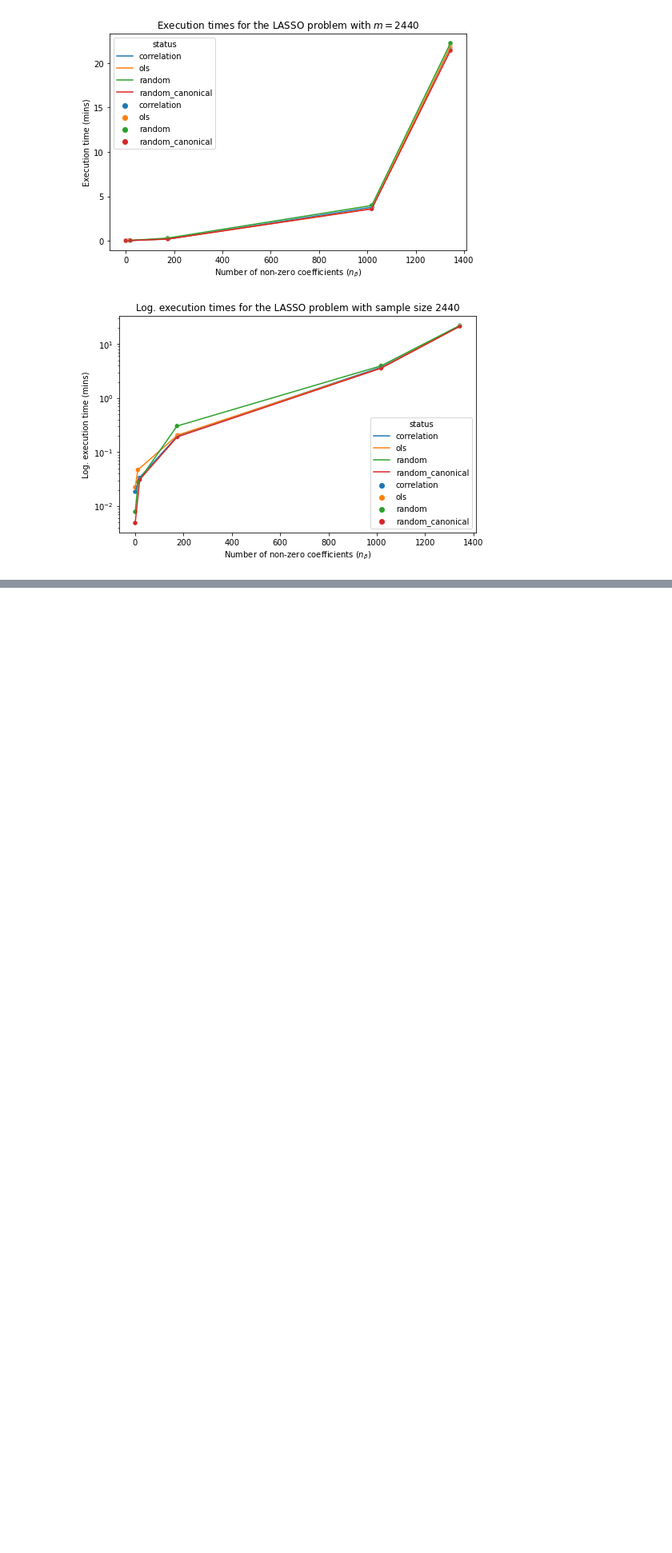
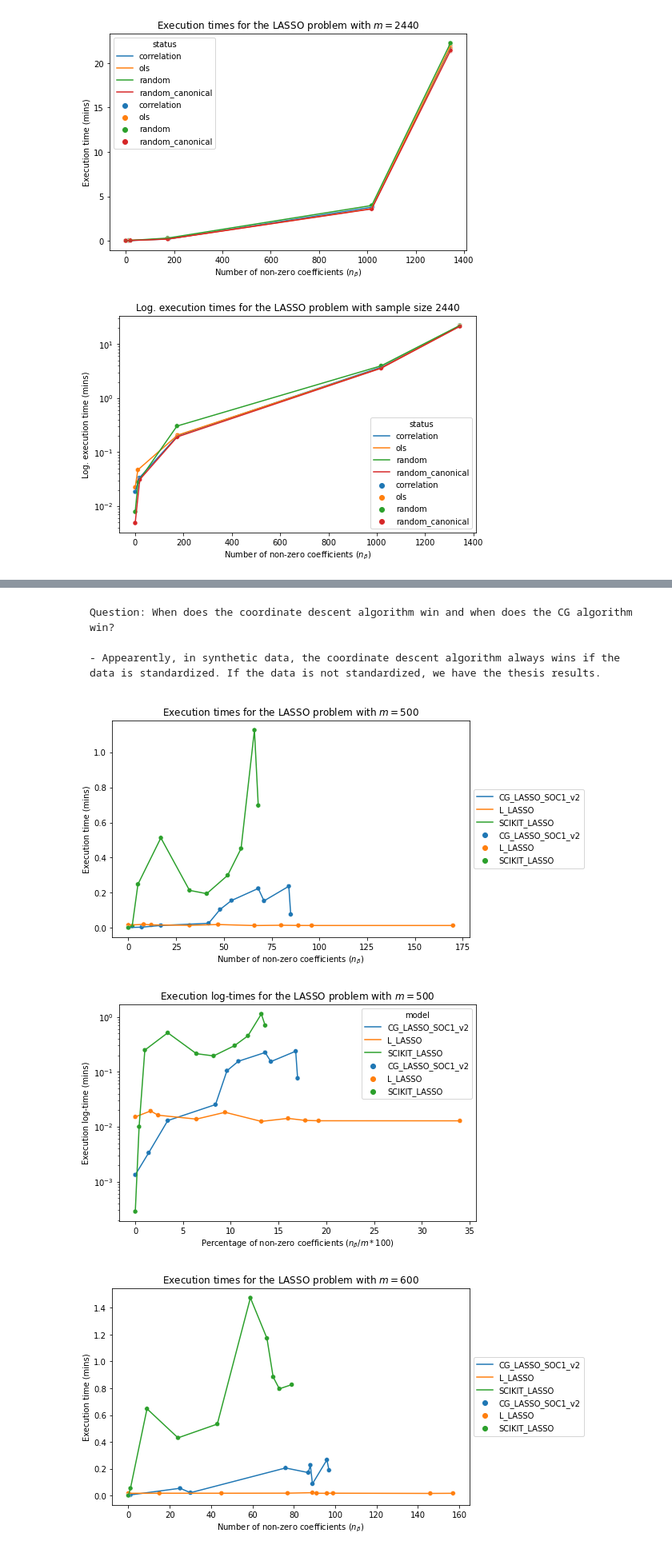
Before and after one commit to nicacevedo/column-generation-for-large-scale-feature-selection, a Jupyter notebook: plots.ipynb, the cells around one changed output, grey strips where cells are left out. Shown at 80% size. Saved outputs shown, nothing was run; the diff lists cells and outputs as text; code cells hidden in the pictures; blank space fills up the shorter version.

```diff
--- a/plots.ipynb
+++ b/plots.ipynb
@@ -797,0 +868,56 @@ for i,sample_size in enumerate(sample_sizes):
+# %% [markdown]
+    Question: When does the coordinate descent algorithm win and when does the CG algorithm win?
+
+    - Appearently, in synthetic data, the coordinate descent algorithm always wins if the data is standardized. If the data is not standardized, we have the thesis results.
+# %%
+import matplotlib.pyplot as plt
+import pandas as pd
+import seaborn as sns
+
+# ignore warnings
+import warnings
+warnings.filterwarnings('ignore')
+
+# Read data from results/elastic-net/socp_CG_comparison_LASSO.csv
+df_final_results = pd.read_csv('./results/method-benchmark/main_methods_benchmark_correlated_data.csv').sort_values(by=['m_col','model','status','n_betas'])
+
+# different linestyles for each model
+line_styles = ['-', '--', '-.', ':', '--', '-.', ':', '--', '-.', ':']
+
+# Different plots by m_col, each one of them is a lineplot of the time by model, with x axis being the n_betas and y axis the time. The hue is the model
+sample_sizes = df_final_results['m_col'].unique()
+for i,m_col in enumerate(sample_sizes):
+    df_sample_size = df_final_results[df_final_results['m_col']==m_col]
+    fig, ax = plt.subplots(figsize=(8,5))
+    sns.lineplot(x='n_betas', y='time', hue='model', data=df_sample_size, ax=ax, markers=True, dashes=line_styles[i])
+    sns.scatterplot(x='n_betas', y='time', hue='model', data=df_sample_size, ax=ax)
+    ax.set_xlabel(r'Number of non-zero coefficients ($n_{\beta}$)')
+    ax.set_ylabel('Execution time (mins)')
+    # Legend outside the plot
+    ax.legend(loc='center left', bbox_to_anchor=(1, 0.5))
+    ax.set_title(fr'Execution times for the LASSO problem with $m=${m_col}')
+    # ax.set_xlim(0, 100)
+    # ax.set_ylim(0, 6)
+    # plt.savefig(f'results/elastic-net/plots/socp_CG_comparison_LASSO_sample_size_{m_col}.pdf', bbox_inches='tight', dpi=300)
+    plt.show()
+
+    # Same plot, but with a log scale of times and x-axis is the percentage n_beras/m_col*100
+    df_sample_size['n_betas_percentage'] = df_sample_size['n_betas']/df_sample_size['m_col']*100
+    fig, ax = plt.subplots(figsize=(8,5))
+    sns.lineplot(x='n_betas_percentage', y='time', hue='model', data=df_sample_size, ax=ax, markers=True, dashes=line_styles[i])
+    sns.scatterplot(x='n_betas_percentage', y='time', hue='model', data=df_sample_size, ax=ax)#, markers=True, dashes=line_styles[i])
+    ax.set_xlabel(r'Percentage of non-zero coefficients ($n_{\beta}/m*100$)')
+    ax.set_ylabel('Execution log-time (mins)')
+    ax.set_title(f'Execution log-times for the LASSO problem with $m=${m_col}')
+    ax.set_yscale('log')
+    # ax.set_xlim(0, 20)
+    # plt.savefig(f'results/elastic-net/plots/socp_CG_comparison_LASSO_sample_size_{m_col}_percentage_log.pdf', bbox_inches='tight', dpi=300)
+    plt.show()
+
+
+
+# (m >> n)
+# %% [output]
+[figure, added]
+[figure, added]
+[figure, added]
```
Also changed, not shown: parts of 10 cells of this notebook, 17 other files.
